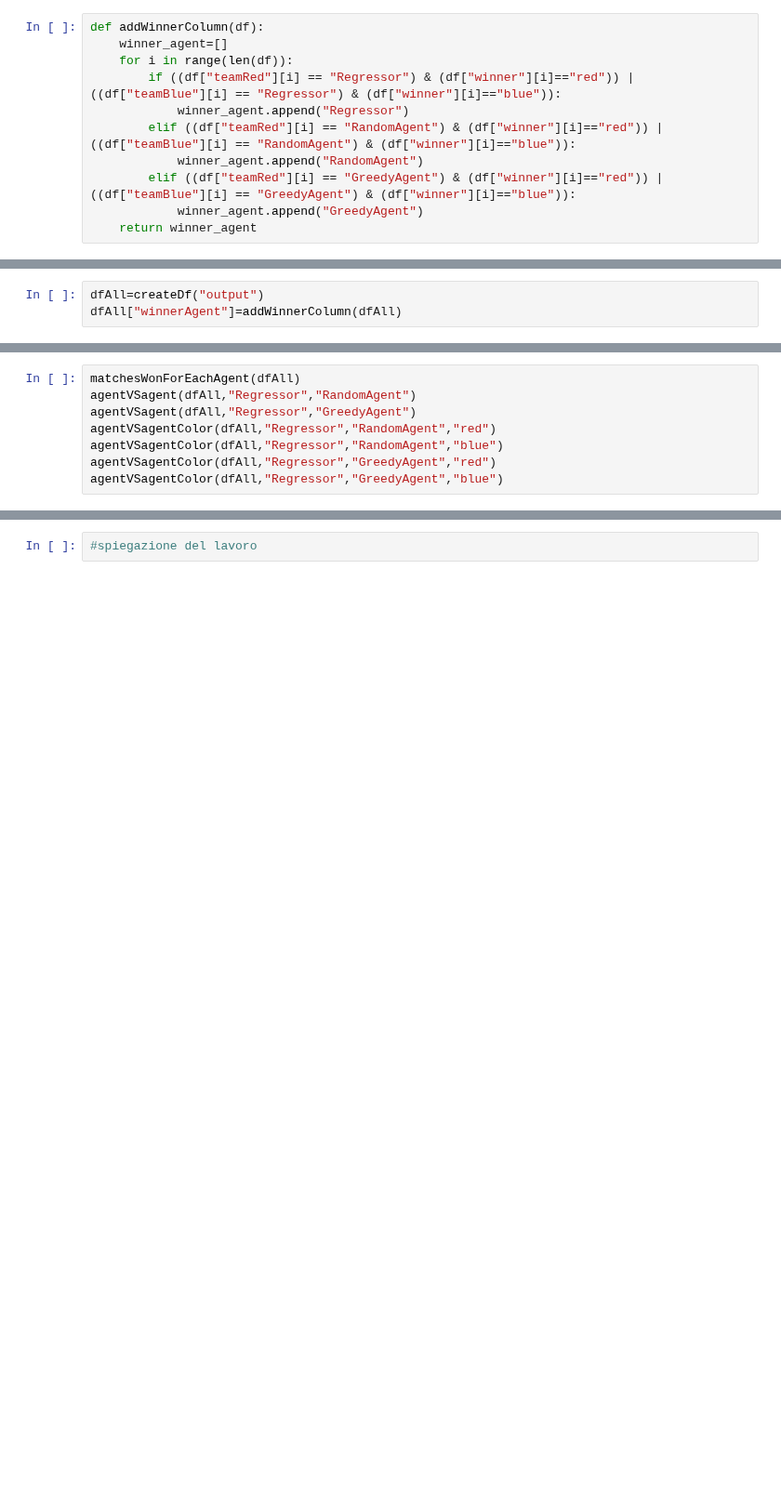
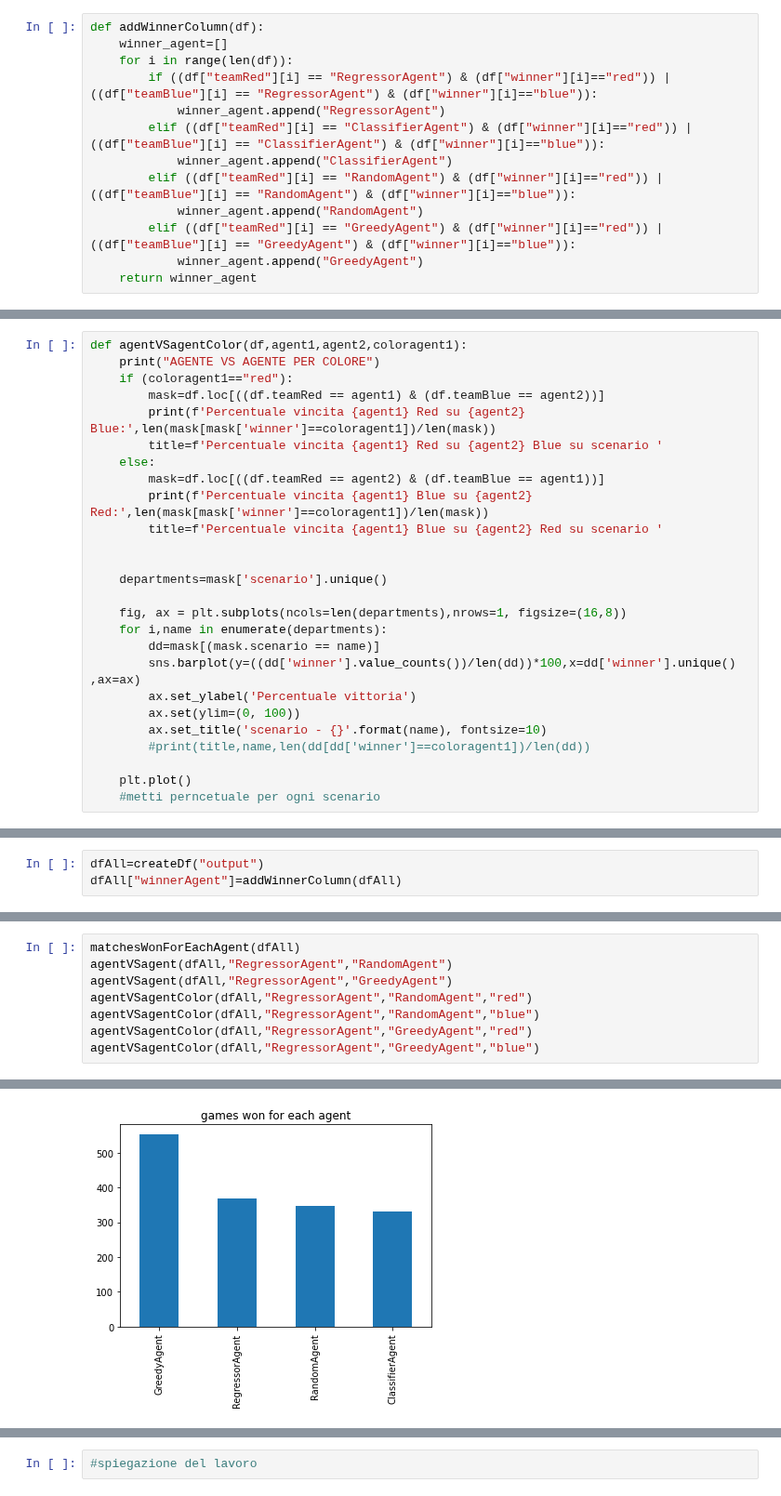
Before and after one commit to IDSIA/NewTechnoWar, a Jupyter notebook: code/notebooks/AnalisiAgenteRegressore.ipynb, the cells around one changed output, grey strips where cells are left out. Shown at 93% size. Cells and saved outputs as stored; diff of their text form; blank space fills up the shorter version.

```diff
--- a/code/notebooks/AnalisiAgenteRegressore.ipynb
+++ b/code/notebooks/AnalisiAgenteRegressore.ipynb
@@ -31,8 +31,10 @@ def createDf(output):
 def addWinnerColumn(df):
     winner_agent=[]
     for i in range(len(df)):
-        if ((df["teamRed"][i] == "Regressor") & (df["winner"][i]=="red")) | ((df["teamBlue"][i] == "Regressor") & (df["winner"][i]=="blue")):
-            winner_agent.append("Regressor")
+        if ((df["teamRed"][i] == "RegressorAgent") & (df["winner"][i]=="red")) | ((df["teamBlue"][i] == "RegressorAgent") & (df["winner"][i]=="blue")):
+            winner_agent.append("RegressorAgent")
+        elif ((df["teamRed"][i] == "ClassifierAgent") & (df["winner"][i]=="red")) | ((df["teamBlue"][i] == "ClassifierAgent") & (df["winner"][i]=="blue")):
+            winner_agent.append("ClassifierAgent")
         elif ((df["teamRed"][i] == "RandomAgent") & (df["winner"][i]=="red")) | ((df["teamBlue"][i] == "RandomAgent") & (df["winner"][i]=="blue")):
             winner_agent.append("RandomAgent")
         elif ((df["teamRed"][i] == "GreedyAgent") & (df["winner"][i]=="red")) | ((df["teamBlue"][i] == "GreedyAgent") & (df["winner"][i]=="blue")):
@@ -48 +71,27 @@ def matchesWonForEachAgent(df):
+# %%
+def agentVSagentColor(df,agent1,agent2,coloragent1):
+    print("AGENTE VS AGENTE PER COLORE")
+    if (coloragent1=="red"):
+        mask=df.loc[((df.teamRed == agent1) & (df.teamBlue == agent2))]
+        print(f'Percentuale vincita {agent1} Red su {agent2} Blue:',len(mask[mask['winner']==coloragent1])/len(mask))
+        title=f'Percentuale vincita {agent1} Red su {agent2} Blue su scenario '
+    else:
+        mask=df.loc[((df.teamRed == agent2) & (df.teamBlue == agent1))]
+        print(f'Percentuale vincita {agent1} Blue su {agent2} Red:',len(mask[mask['winner']==coloragent1])/len(mask))
+        title=f'Percentuale vincita {agent1} Blue su {agent2} Red su scenario '
+
+
+    departments=mask['scenario'].unique()
+
+    fig, ax = plt.subplots(ncols=len(departments),nrows=1, figsize=(16,8))
+    for i,name in enumerate(departments):
+        dd=mask[(mask.scenario == name)]
+        sns.barplot(y=((dd['winner'].value_counts())/len(dd))*100,x=dd['winner'].unique() ,ax=ax)
+        ax.set_ylabel('Percentuale vittoria')
+        ax.set(ylim=(0, 100))
+        ax.set_title('scenario - {}'.format(name), fontsize=10)
+        #print(title,name,len(dd[dd['winner']==coloragent1])/len(dd))
+
+    plt.plot()
+    #metti perncetuale per ogni scenario
 # %%
@@ -103,8 +146,9 @@ dfGreedyRandom["winnerAgent"]=addWinnerColumn(dfGreedyRandom)
 # %%
 matchesWonForEachAgent(dfAll)
-agentVSagent(dfAll,"Regressor","RandomAgent")
-agentVSagent(dfAll,"Regressor","GreedyAgent")
-agentVSagentColor(dfAll,"Regressor","RandomAgent","red")
-agentVSagentColor(dfAll,"Regressor","RandomAgent","blue")
-agentVSagentColor(dfAll,"Regressor","GreedyAgent","red")
-agentVSagentColor(dfAll,"Regressor","GreedyAgent","blue")
+agentVSagent(dfAll,"RegressorAgent","RandomAgent")
+agentVSagent(dfAll,"RegressorAgent","GreedyAgent")
+agentVSagentColor(dfAll,"RegressorAgent","RandomAgent","red")
+agentVSagentColor(dfAll,"RegressorAgent","RandomAgent","blue")
+agentVSagentColor(dfAll,"RegressorAgent","GreedyAgent","red")
+agentVSagentColor(dfAll,"RegressorAgent","GreedyAgent","blue")
+# %% [output]
@@ -110,0 +174 @@ agentVSagentColor(dfAll,"Regressor","GreedyAgent","blue")
+[figure, added]
```
Also changed, not shown: parts of 10 cells of this notebook, 2 other files.
